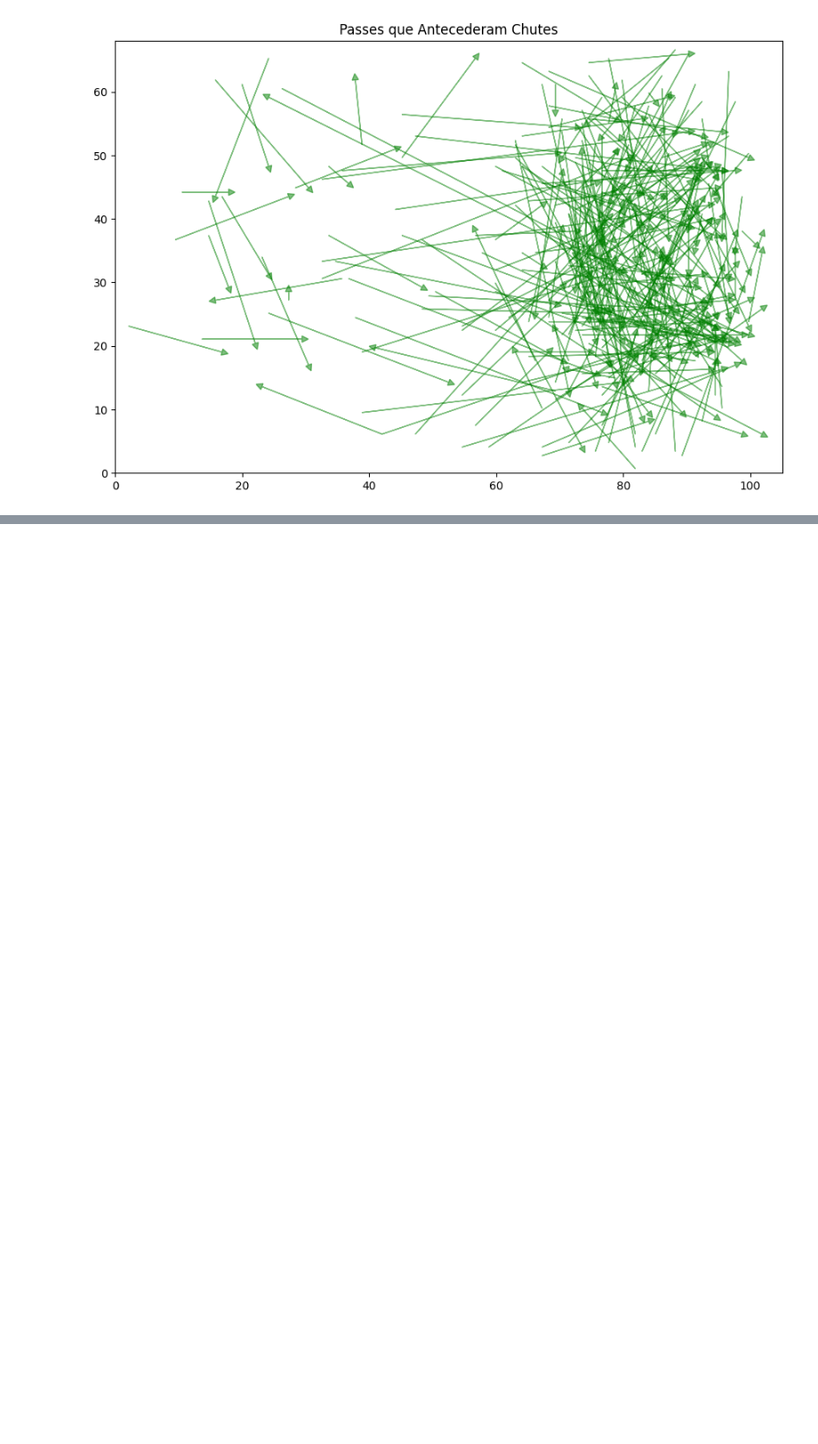
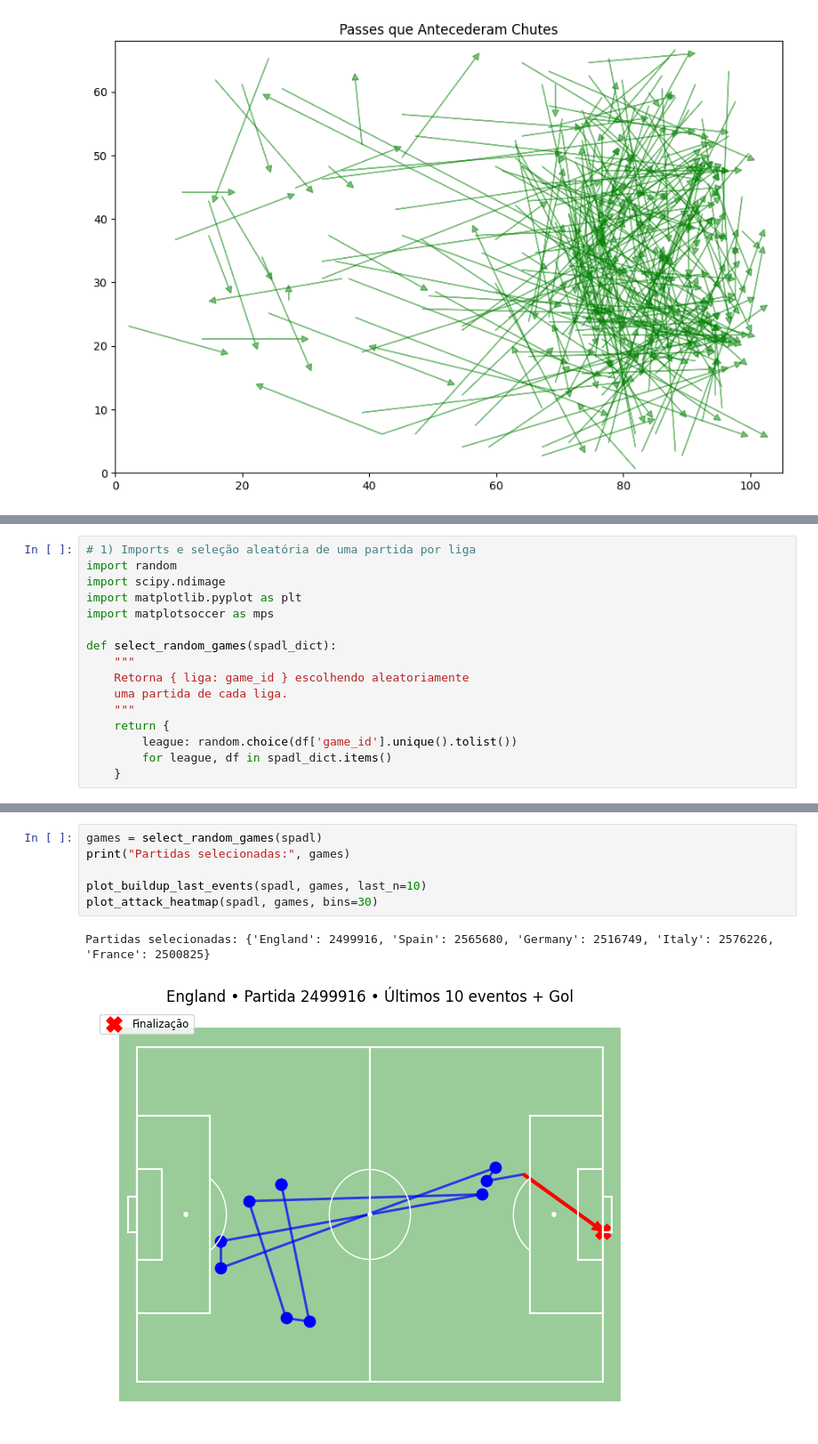
Before and after one commit to vinisilvag/cdaf-projeto, a Jupyter notebook: main.ipynb, the cells around one changed output, grey strips where cells are left out. Shown at 89% size. Saved outputs shown, nothing was run; the diff lists cells and outputs as text; blank space fills up the shorter version.

```diff
--- a/main.ipynb
+++ b/main.ipynb
@@ -787,0 +809,16 @@ plot_assists_heatmap(assists.head(300))
+# %%
+# 1) Imports e seleção aleatória de uma partida por liga
+import random
+import scipy.ndimage
+import matplotlib.pyplot as plt
+import matplotsoccer as mps
+
+def select_random_games(spadl_dict):
+    """
+    Retorna { liga: game_id } escolhendo aleatoriamente
+    uma partida de cada liga.
+    """
+    return {
+        league: random.choice(df['game_id'].unique().tolist())
+        for league, df in spadl_dict.items()
+    }
@@ -787,0 +920,9 @@ plot_assists_heatmap(assists.head(300))
+# %%
+games = select_random_games(spadl)
+print("Partidas selecionadas:", games)
+
+plot_buildup_last_events(spadl, games, last_n=10)
+plot_attack_heatmap(spadl, games, bins=30)
+# %% [output]
+Partidas selecionadas: {'England': 2499916, 'Spain': 2565680, 'Germany': 2516749, 'Italy': 2576226, 'France': 2500825}
+[figure, added]
```
Also changed, not shown: parts of 5 cells of this notebook, 1 other file.
